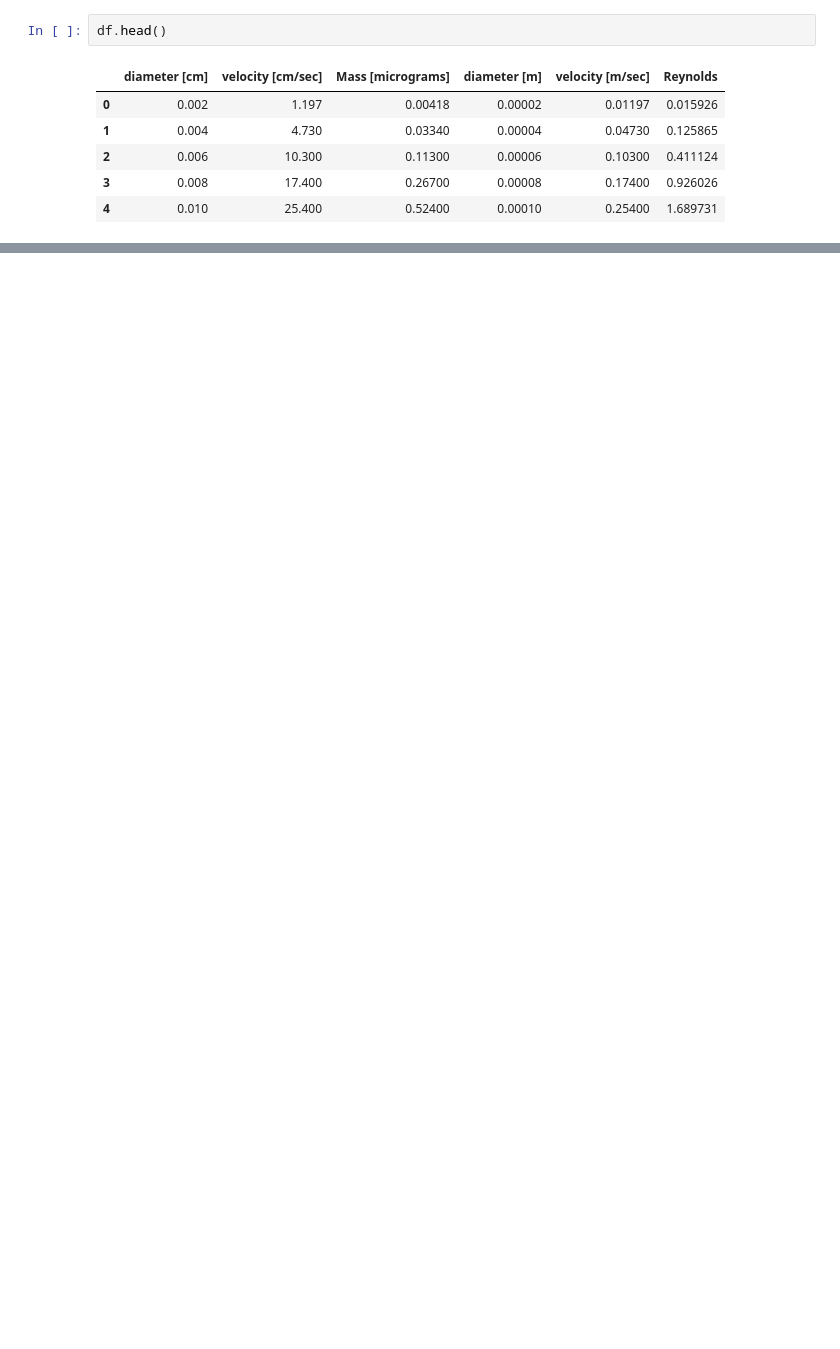
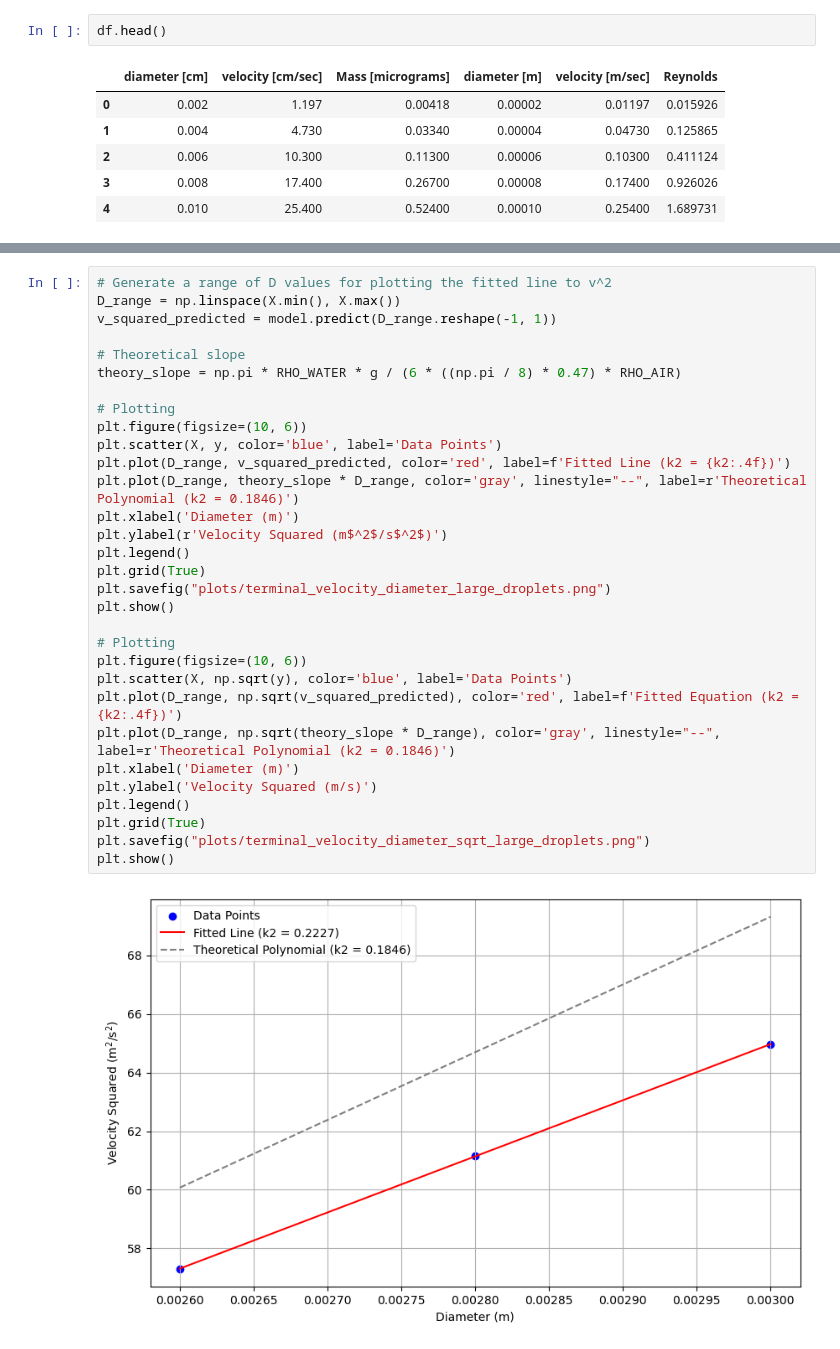
Before and after one commit to ririye01/math4334-MathModelingNotebooks, a Jupyter notebook: projects/p3/p3.ipynb, the cells around one changed output, grey strips where cells are left out. Saved outputs shown, nothing was run; the diff lists cells and outputs as text; blank space fills up the shorter version.

Commit message:
Large Reynolds number problems

```diff
--- a/projects/p3/p3.ipynb
+++ b/projects/p3/p3.ipynb
@@ -154,0 +207,33 @@ df.head()
+# %%
+# Generate a range of D values for plotting the fitted line to v^2
+D_range = np.linspace(X.min(), X.max())
+v_squared_predicted = model.predict(D_range.reshape(-1, 1))
+
+# Theoretical slope
+theory_slope = np.pi * RHO_WATER * g / (6 * ((np.pi / 8) * 0.47) * RHO_AIR)
+
+# Plotting
+plt.figure(figsize=(10, 6))
+plt.scatter(X, y, color='blue', label='Data Points')
+plt.plot(D_range, v_squared_predicted, color='red', label=f'Fitted Line (k2 = {k2:.4f})')
+plt.plot(D_range, theory_slope * D_range, color='gray', linestyle="--", label=r'Theoretical Polynomial (k2 = 0.1846)')
+plt.xlabel('Diameter (m)')
+plt.ylabel(r'Velocity Squared (m$^2$/s$^2$)')
+plt.legend()
+plt.grid(True)
+plt.savefig("plots/terminal_velocity_diameter_large_droplets.png")
+plt.show()
+
+# Plotting
+plt.figure(figsize=(10, 6))
+plt.scatter(X, np.sqrt(y), color='blue', label='Data Points')
+plt.plot(D_range, np.sqrt(v_squared_predicted), color='red', label=f'Fitted Equation (k2 = {k2:.4f})')
+plt.plot(D_range, np.sqrt(theory_slope * D_range), color='gray', linestyle="--", label=r'Theoretical Polynomial (k2 = 0.1846)')
+plt.xlabel('Diameter (m)')
+plt.ylabel('Velocity Squared (m/s)')
+plt.legend()
+plt.grid(True)
+plt.savefig("plots/terminal_velocity_diameter_sqrt_large_droplets.png")
+plt.show()
+# %% [output]
+[figure, added]
```
Also changed, not shown: parts of 7 cells of this notebook, 3 other files.
